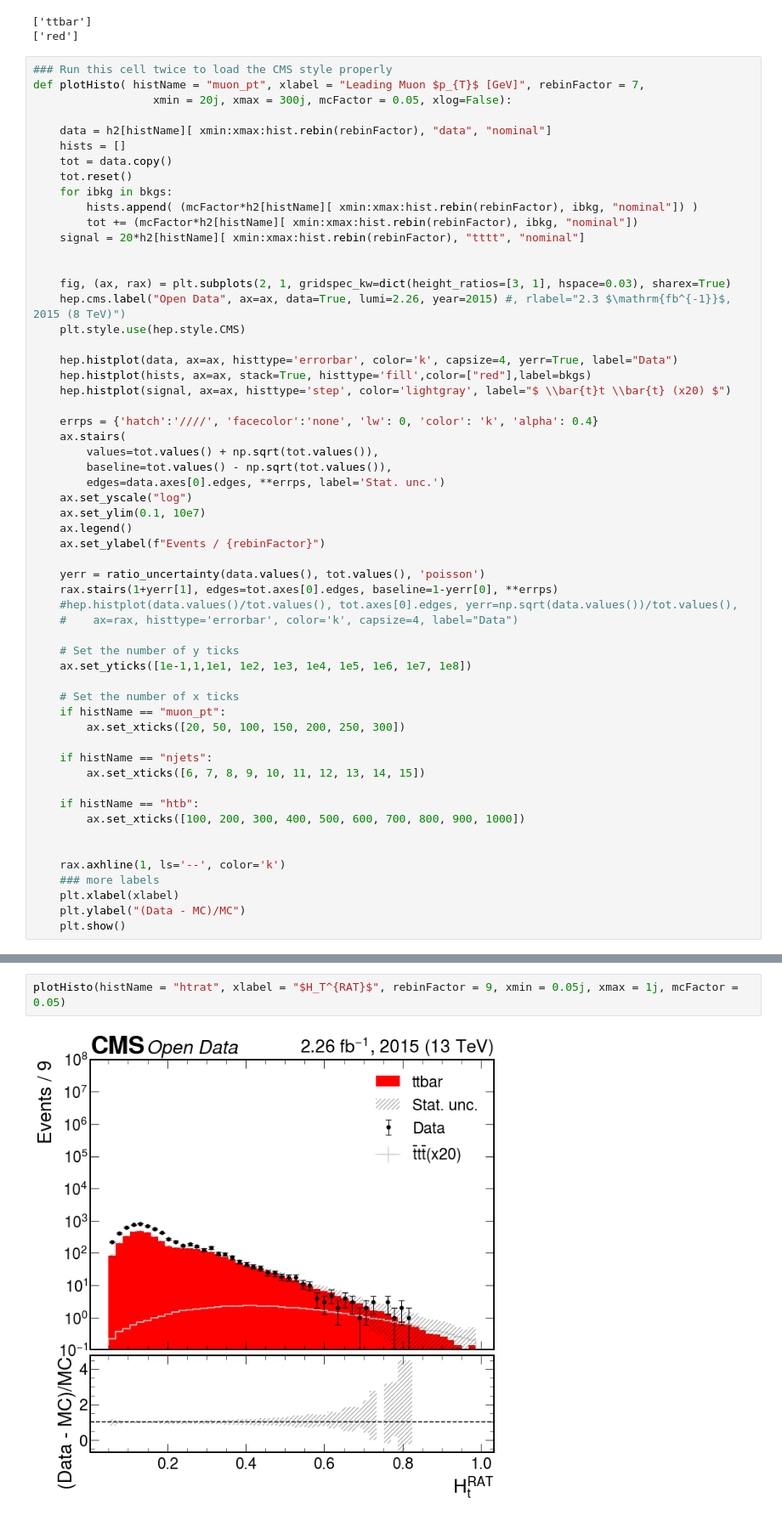
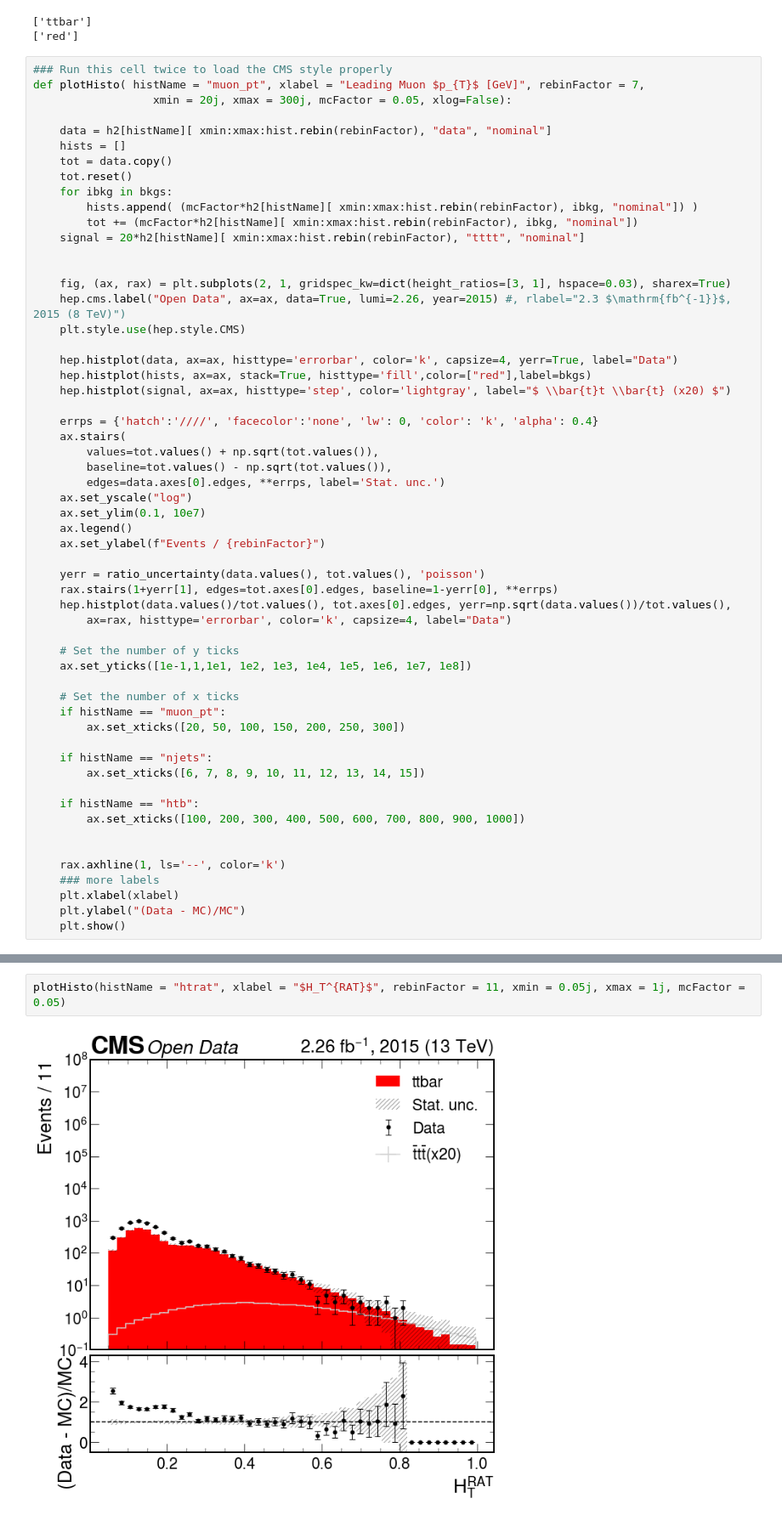
Before and after one commit to HEP-EPN/FourTopsCMSOpenData, a Jupyter notebook: Notebooks/SingleLepton_Muon/Muon_Plots.ipynb, the cells around one changed output, grey strips where cells are left out. Shown at 85% size. Drawn from its saved outputs; the diff is of its cells as text.

```diff
--- a/Notebooks/SingleLepton_Muon/Muon_Plots.ipynb
+++ b/Notebooks/SingleLepton_Muon/Muon_Plots.ipynb
@@ -73,8 +73,8 @@ def plotHisto( histName = "muon_pt", xlabel = "Leading Muon $p_{T}$ [GeV]", rebi
 
     yerr = ratio_uncertainty(data.values(), tot.values(), 'poisson')
     rax.stairs(1+yerr[1], edges=tot.axes[0].edges, baseline=1-yerr[0], **errps)
-    #hep.histplot(data.values()/tot.values(), tot.axes[0].edges, yerr=np.sqrt(data.values())/tot.values(),
-    #    ax=rax, histtype='errorbar', color='k', capsize=4, label="Data")
+    hep.histplot(data.values()/tot.values(), tot.axes[0].edges, yerr=np.sqrt(data.values())/tot.values(),
+        ax=rax, histtype='errorbar', color='k', capsize=4, label="Data")
 
     # Set the number of y ticks
     ax.set_yticks([1e-1,1,1e1, 1e2, 1e3, 1e4, 1e5, 1e6, 1e7, 1e8])
@@ -110,7 +110,7 @@ plotHisto(histName = "htb", xlabel = "$H_T^b$", rebinFactor = 5, xmin = 50j, xma
 # %%
-plotHisto(histName = "htrat", xlabel = "$H_T^{RAT}$", rebinFactor = 9, xmin = 0.05j, xmax = 1j, mcFactor = 0.05)
+plotHisto(histName = "htrat", xlabel = "$H_T^{RAT}$", rebinFactor = 11, xmin = 0.05j, xmax = 1j, mcFactor = 0.05)
 # %% [output]
-[figure, old version]
+[figure, new version]
 # %%
 plotHisto(histName = "third_highest_csv", xlabel = "Third-Highest Csv", rebinFactor = 1, xmin = 0j, xmax = 1j, mcFactor = 0.05)
 # %% [output]
```
Also changed, not shown: parts of 5 cells of this notebook.
